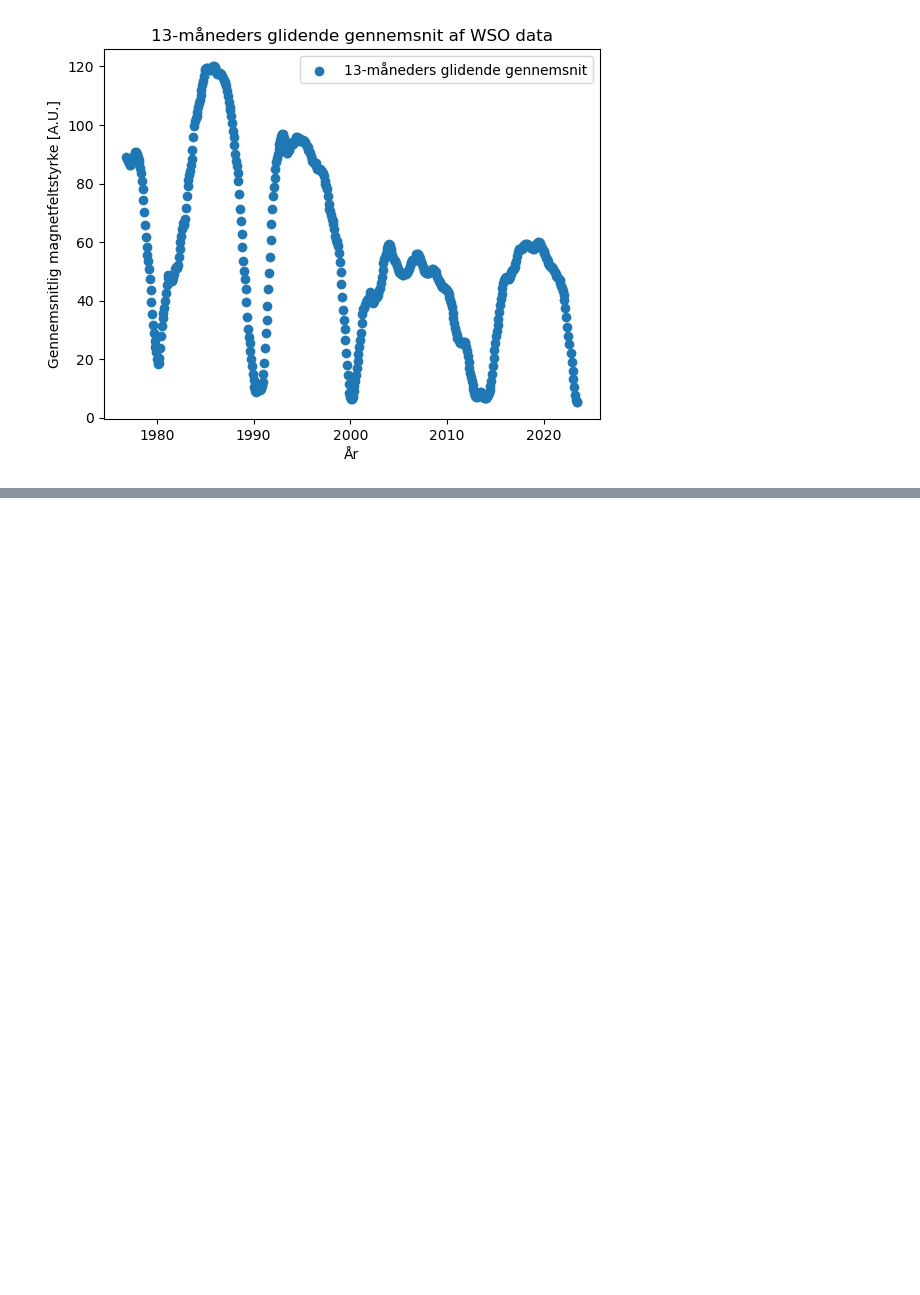
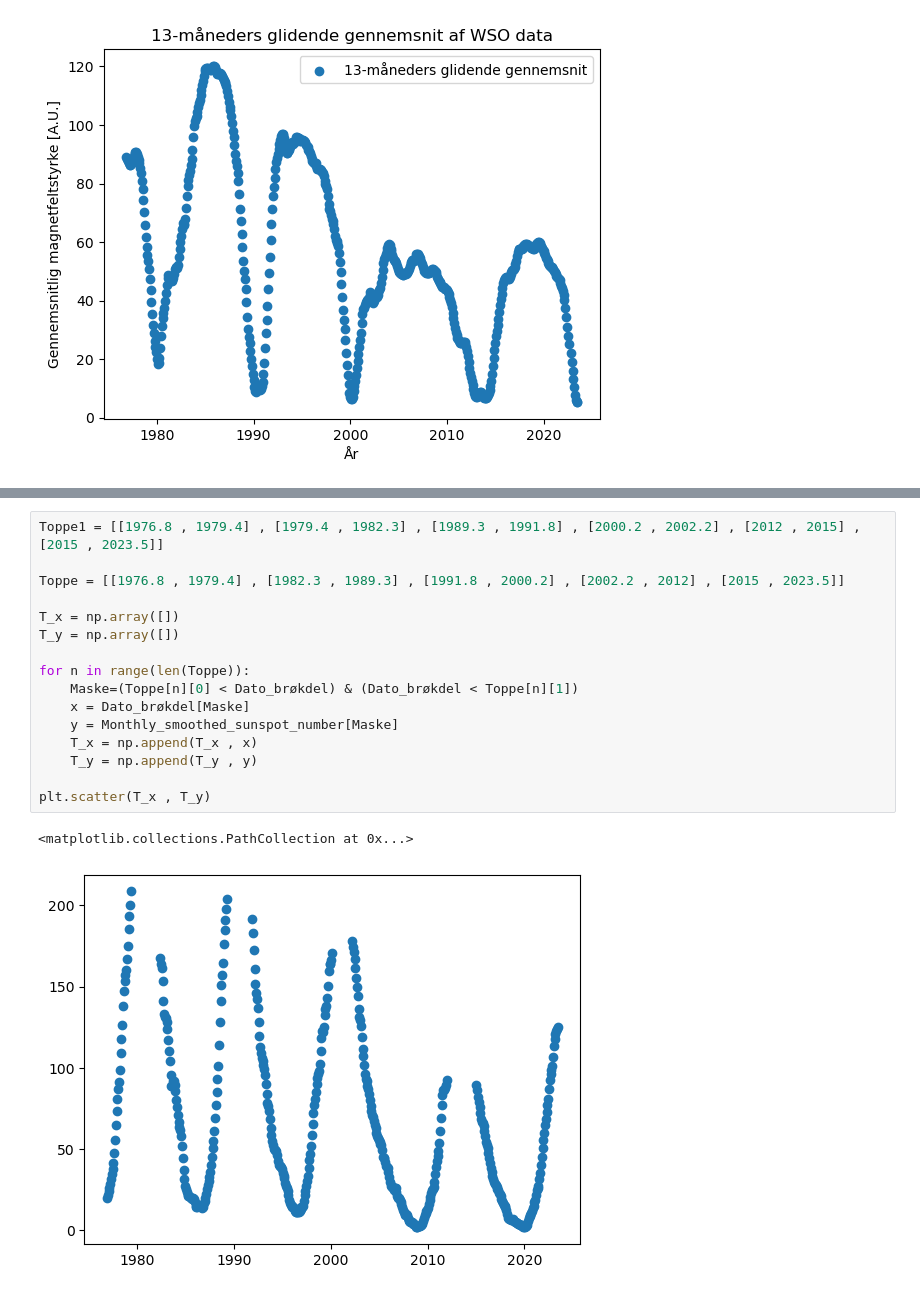
Before and after one commit to Focus9752/Solpletter_projekt, a Jupyter notebook: ok/Ny ting.ipynb, the cells around one changed output, grey strips where cells are left out. Saved outputs shown, nothing was run; the diff lists cells and outputs as text; blank space fills up the shorter version.

```diff
--- a/ok/Ny ting.ipynb
+++ b/ok/Ny ting.ipynb
@@ -81,3 +113,22 @@ plt.scatter(dato_ss , Month)
+# %%
+Toppe1 = [[1976.8 , 1979.4] , [1979.4 , 1982.3] , [1989.3 , 1991.8] , [2000.2 , 2002.2] , [2012 , 2015] , [2015 , 2023.5]]
+
+Toppe = [[1976.8 , 1979.4] , [1982.3 , 1989.3] , [1991.8 , 2000.2] , [2002.2 , 2012] , [2015 , 2023.5]]
+
+T_x = np.array([])
+T_y = np.array([])
+
+for n in range(len(Toppe)):
+    Maske=(Toppe[n][0] < Dato_brøkdel) & (Dato_brøkdel < Toppe[n][1])
+    x = Dato_brøkdel[Maske]
+    y = Monthly_smoothed_sunspot_number[Maske]
+    T_x = np.append(T_x , x)
+    T_y = np.append(T_y , y)
+
+plt.scatter(T_x , T_y)
+# %% [output]
+<matplotlib.collections.PathCollection at 0x...>
+[figure, added]
 # %%
 def sin2(x, a2 , b2 , c2 , d2):
     return sin1(x , *Var1) + (a2 * np.sin( x * b2 + c2 ) + d2)
```
Also changed, not shown: parts of 4 cells of this notebook, 1 other file.
